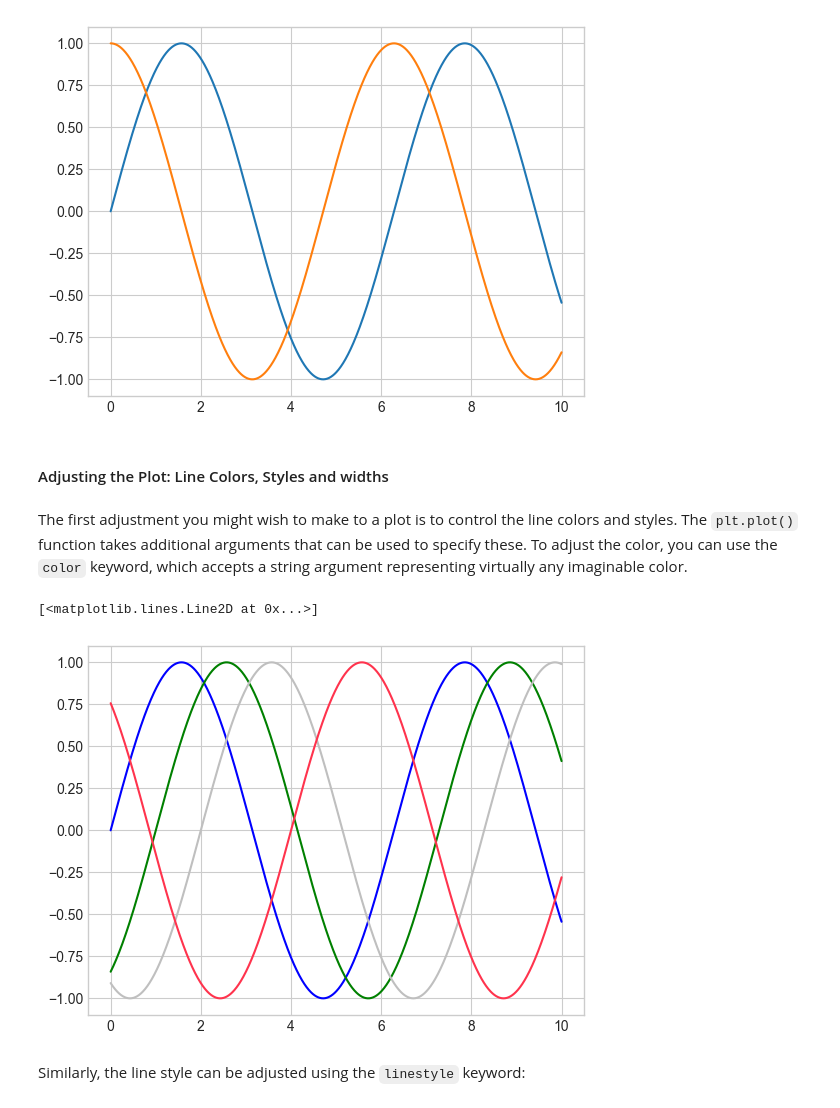
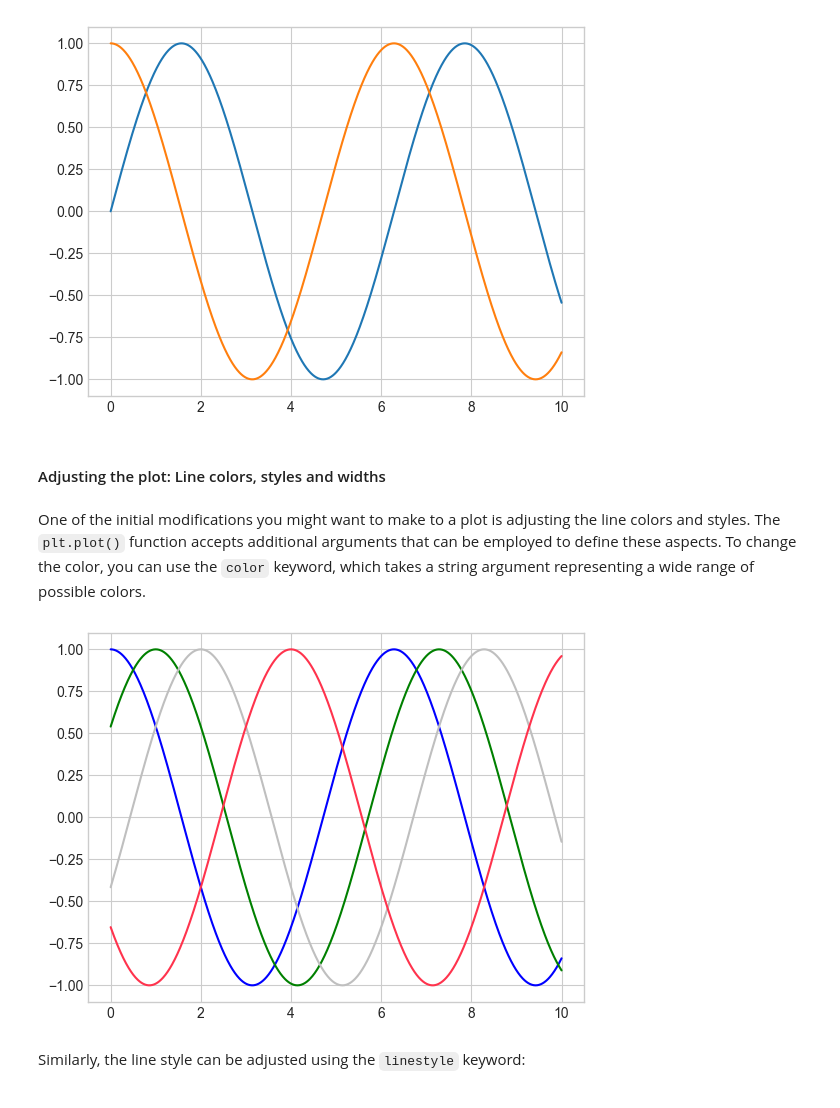
Before and after one commit to phonchi/nsysu-math106A-2023, a Jupyter notebook: static_files/presentations/12_Matplotlib.ipynb, the cells around one changed output. Drawn from its saved outputs; the diff is of its cells as text; code cells hidden in the pictures.

```diff
--- a/static_files/presentations/12_Matplotlib.ipynb
+++ b/static_files/presentations/12_Matplotlib.ipynb
@@ -32,4 +39,4 @@ Just as we use the `np` shorthand for `NumPy`, we will use some standard shortha
 import matplotlib as mpl
 import matplotlib.pyplot as plt
 import numpy as np
-plt.style.use('seaborn-whitegrid')
+plt.style.use('seaborn-v0_8-whitegrid')
@@ -118,17 +151,16 @@ plt.plot(x, np.cos(x));
 # %% [output]
 [figure]
 # %% [markdown]
-#### Adjusting the Plot: Line Colors, Styles and widths
+#### Adjusting the plot: Line colors, styles and widths
 # %% [markdown]
-The first adjustment you might wish to make to a plot is to control the line colors and styles. The `plt.plot()` function takes additional arguments that can be used to specify these. To adjust the color, you can use the `color` keyword, which accepts a string argument representing virtually any imaginable color.
+One of the initial modifications you might want to make to a plot is adjusting the line colors and styles. The `plt.plot()` function accepts additional arguments that can be employed to define these aspects. To change the color, you can use the `color` keyword, which takes a string argument representing a wide range of possible colors.
 # %%
-plt.plot(x, np.sin(x - 0), color='blue') # specify color by name
-plt.plot(x, np.sin(x - 1), color='g') # short color code (rgbcmyk)
-plt.plot(x, np.sin(x - 2), color='0.75') # grayscale between 0 and 1
-plt.plot(x, np.sin(x - 4), color=(1.0,0.2,0.3)) # RGB tuple, values 0 to 1
+plt.plot(x, np.cos(x - 0), color='blue')         # specify color by name
+plt.plot(x, np.cos(x - 1), color='g')            # short color code (rgbcmyk)
+plt.plot(x, np.cos(x - 2), color='0.75')         # grayscale between 0 and 1
+plt.plot(x, np.cos(x - 4), color=(1.0,0.2,0.3)); # RGB tuple, values 0 to 1
 # %% [output]
-[<matplotlib.lines.Line2D at 0x...>]
-[figure, old version]
+[figure, new version]
 # %% [markdown]
 Similarly, the line style can be adjusted using the `linestyle` keyword:
 # %%
```
Also changed, not shown: parts of 104 cells of this notebook, 2 other files.
